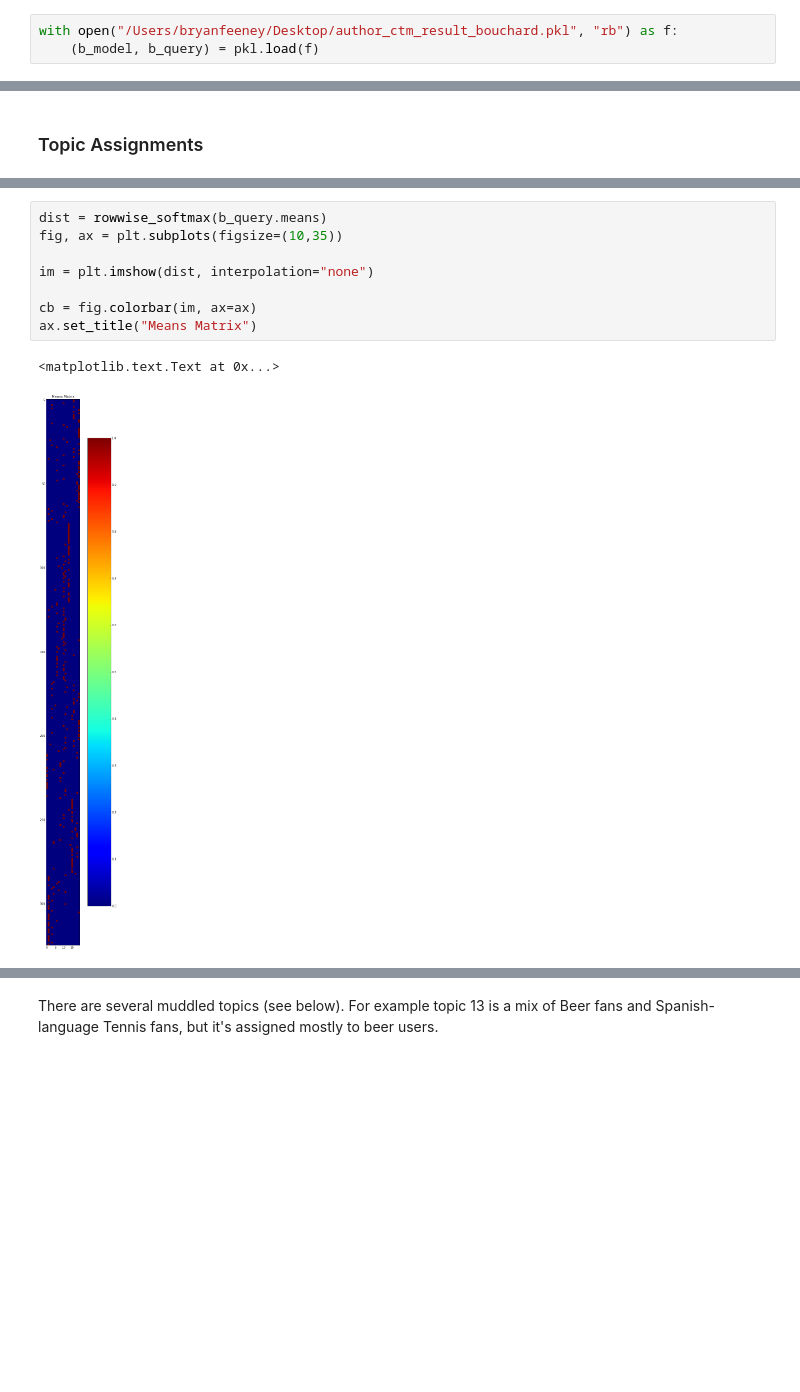
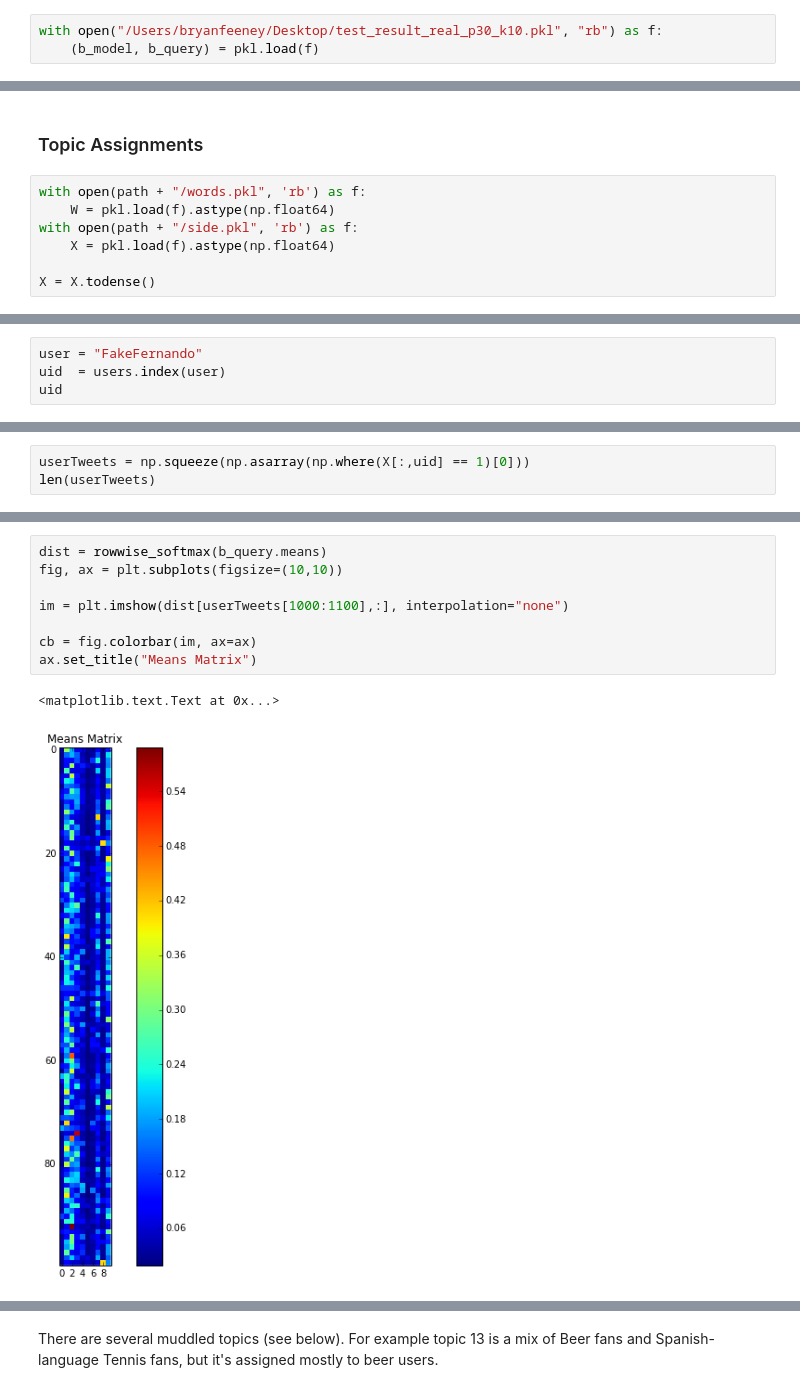
Before and after one commit to budgefeeney/sidetopics, a Jupyter notebook: src/notebooks/BohningBouchard.ipynb, the cells around one changed output, grey strips where cells are left out. Saved outputs shown, nothing was run; the diff lists cells and outputs as text; blank space fills up the shorter version.

```diff
--- a/src/notebooks/BohningBouchard.ipynb
+++ b/src/notebooks/BohningBouchard.ipynb
@@ -257,7 +256,7 @@ ax.set_title("Covariance Matrix")
 # %% [markdown]
 ## Correlated Topic Model with Bouchard Bound
 # %%
-with open("/Users/bryanfeeney/Desktop/author_ctm_result_bouchard.pkl", "rb") as f:
+with open("/Users/bryanfeeney/Desktop/test_result_real_p30_k10.pkl", "rb") as f:
     (b_model, b_query) = pkl.load(f)
 # %% [markdown]
 ### Model Configuration
@@ -305,3 +297,10 @@ An interesting thing to note is that this is only 100 points greater than the pe
 I suppose I should consider whether my bound calcuation is indeed accurate or not?
 # %% [markdown]
 ### Topic Assignments
+# %%
+with open(path + "/words.pkl", 'rb') as f:
+    W = pkl.load(f).astype(np.float64)
+with open(path + "/side.pkl", 'rb') as f:
+    X = pkl.load(f).astype(np.float64)
+
+X = X.todense()
@@ -307,0 +327,4 @@ I suppose I should consider whether my bound calcuation is indeed accurate or no
+# %%
+user = "FakeFernando"
+uid  = users.index(user)
+uid
@@ -307,0 +333,3 @@ I suppose I should consider whether my bound calcuation is indeed accurate or no
+# %%
+userTweets = np.squeeze(np.asarray(np.where(X[:,uid] == 1)[0]))
+len(userTweets)
@@ -308,11 +356,11 @@ I suppose I should consider whether my bound calcuation is indeed accurate or no
 # %%
 dist = rowwise_softmax(b_query.means)
-fig, ax = plt.subplots(figsize=(10,35))
+fig, ax = plt.subplots(figsize=(10,10))
 
-im = plt.imshow(dist, interpolation="none")
+im = plt.imshow(dist[userTweets[1000:1100],:], interpolation="none")
 
 cb = fig.colorbar(im, ax=ax)
 ax.set_title("Means Matrix")
 # %% [output]
 <matplotlib.text.Text at 0x...>
-[figure, old version]
+[figure, new version]
```
Also changed, not shown: parts of 21 cells of this notebook.
